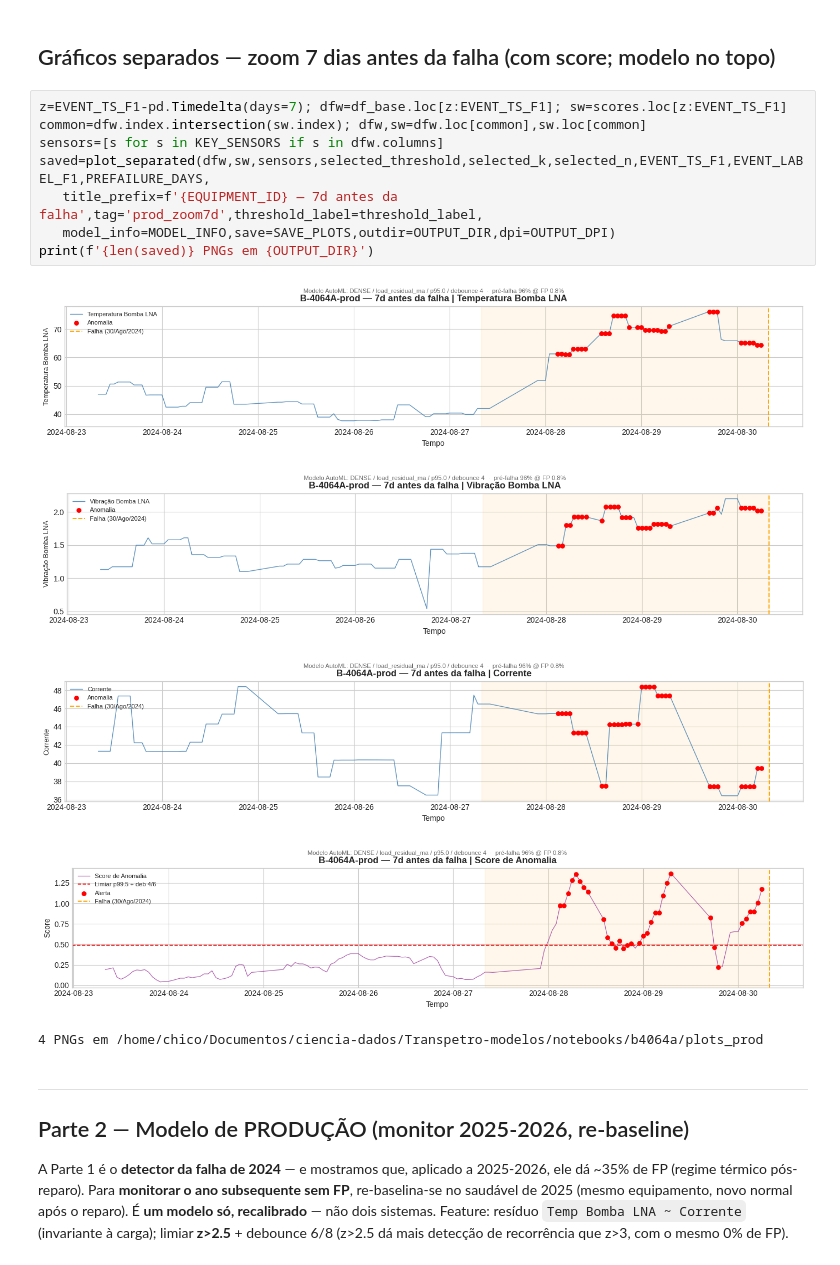
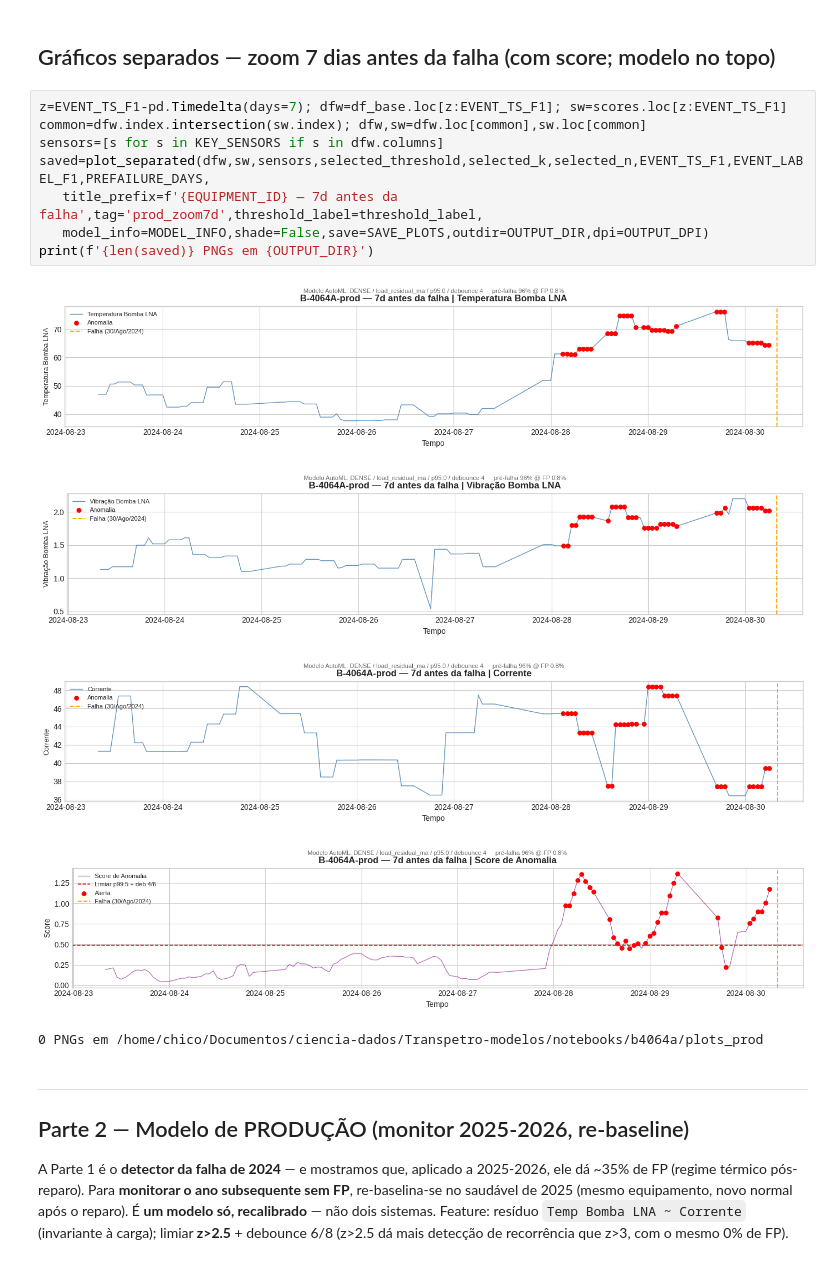
Before and after one commit to SIMPred-Petrobras/transpetro-models, a Jupyter notebook: notebooks/b4064a/automl_b4064a_prod.ipynb, the cells around one changed output. Saved outputs shown, nothing was run; the diff lists cells and outputs as text.

```diff
--- a/notebooks/b4064a/automl_b4064a_prod.ipynb
+++ b/notebooks/b4064a/automl_b4064a_prod.ipynb
@@ -195,17 +193,17 @@ FP em 2025-2026 com este detector: 35.4% — alto (regime térmico pós-reparo).
 # %%
 z=EVENT_TS_F1-pd.Timedelta(days=7); dfw=df_base.loc[z:EVENT_TS_F1]; sw=scores.loc[z:EVENT_TS_F1]
 common=dfw.index.intersection(sw.index); dfw,sw=dfw.loc[common],sw.loc[common]
 sensors=[s for s in KEY_SENSORS if s in dfw.columns]
 saved=plot_separated(dfw,sw,sensors,selected_threshold,selected_k,selected_n,EVENT_TS_F1,EVENT_LABEL_F1,PREFAILURE_DAYS,
    title_prefix=f'{EQUIPMENT_ID} — 7d antes da falha',tag='prod_zoom7d',threshold_label=threshold_label,
-   model_info=MODEL_INFO,save=SAVE_PLOTS,outdir=OUTPUT_DIR,dpi=OUTPUT_DPI)
+   model_info=MODEL_INFO,shade=False,save=SAVE_PLOTS,outdir=OUTPUT_DIR,dpi=OUTPUT_DPI)
 print(f'{len(saved)} PNGs em {OUTPUT_DIR}')
 # %% [output]
-[figure, old version]
+[figure, new version]
-[figure, old version]
+[figure, new version]
-[figure, old version]
+[figure, new version]
-[figure, old version]
+[figure, new version]
-4 PNGs em /home/chico/Documentos/ciencia-dados/Transpetro-modelos/notebooks/b4064a/plots_prod
+0 PNGs em /home/chico/Documentos/ciencia-dados/Transpetro-modelos/notebooks/b4064a/plots_prod
 # %% [markdown]
 ---
 ## Parte 2 — Modelo de PRODUÇÃO (monitor 2025-2026, re-baseline)
```
Also changed, not shown: parts of 2 cells of this notebook, 7 other files.
